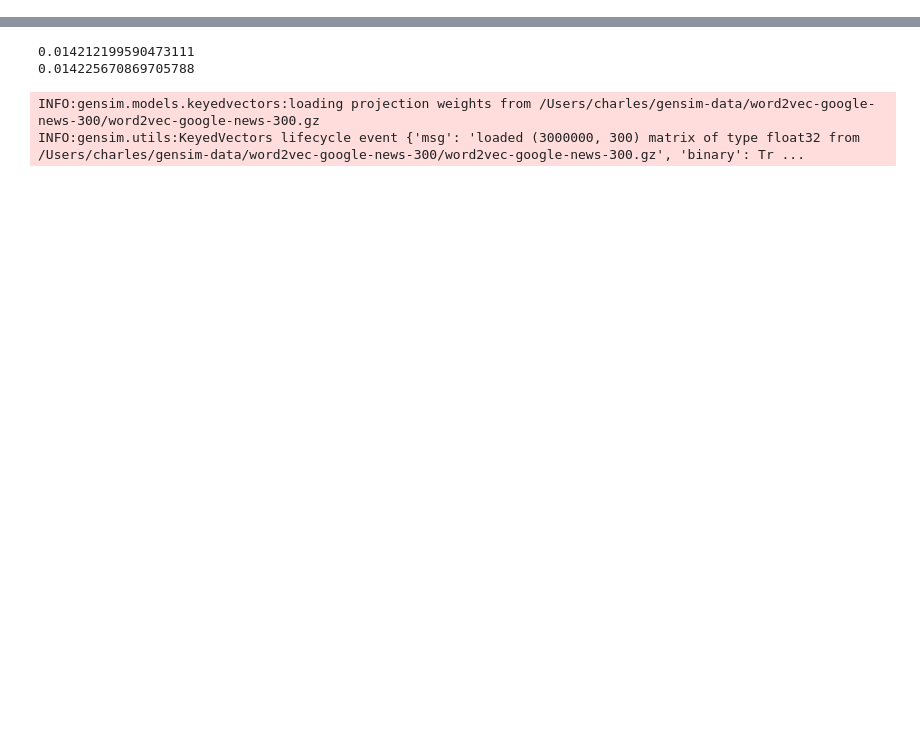
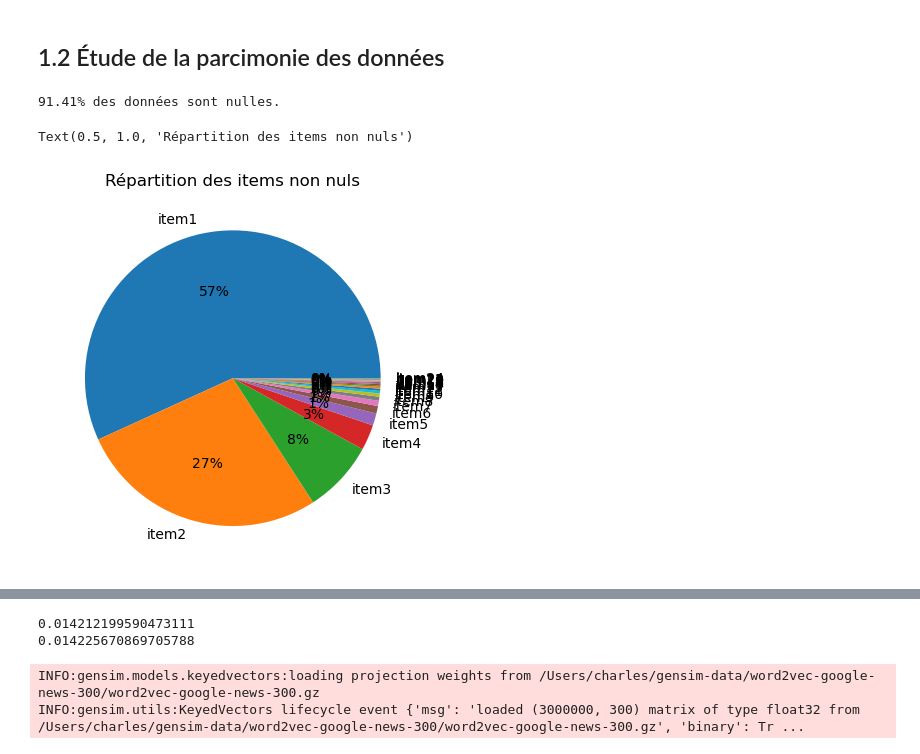
Before and after one commit to charles-zablit/challenge-STASC, a Jupyter notebook: test.ipynb, the cells around one changed output, grey strips where cells are left out. Saved outputs shown, nothing was run; the diff lists cells and outputs as text; code cells hidden in the pictures; blank space fills up the shorter version.

```diff
--- a/test.ipynb
+++ b/test.ipynb
@@ -31,0 +94,21 @@ X_test_file = pathlib.Path("data/X_test_8skS2ey.csv")
+# %% [markdown]
+## 1.2 Étude de la parcimonie des données
+# %%
+def sparse_coeff(X: pd.DataFrame) -> float:
+    nb_sparse = X_train_df.isnull().sum().sum()
+    nb_total = X_train_df.shape[0] * X_train_df.shape[1]
+    return nb_sparse / nb_total
+
+
+print(f"{sparse_coeff(X_train_df):.2%} des données sont nulles.")
+# %% [output]
+91.41% des données sont nulles.
+# %%
+X_train_df.notnull().sum()[[f"item{i}" for i in range(1, 25)]].plot.pie(
+    autopct="%1.0f%%",
+)
+plt.xticks(rotation=45)
+plt.title("Répartition des items non nuls")
+# %% [output]
+Text(0.5, 1.0, 'Répartition des items non nuls')
+[figure, added]
```
Also changed, not shown: parts of 39 cells of this notebook, 1 other file.
